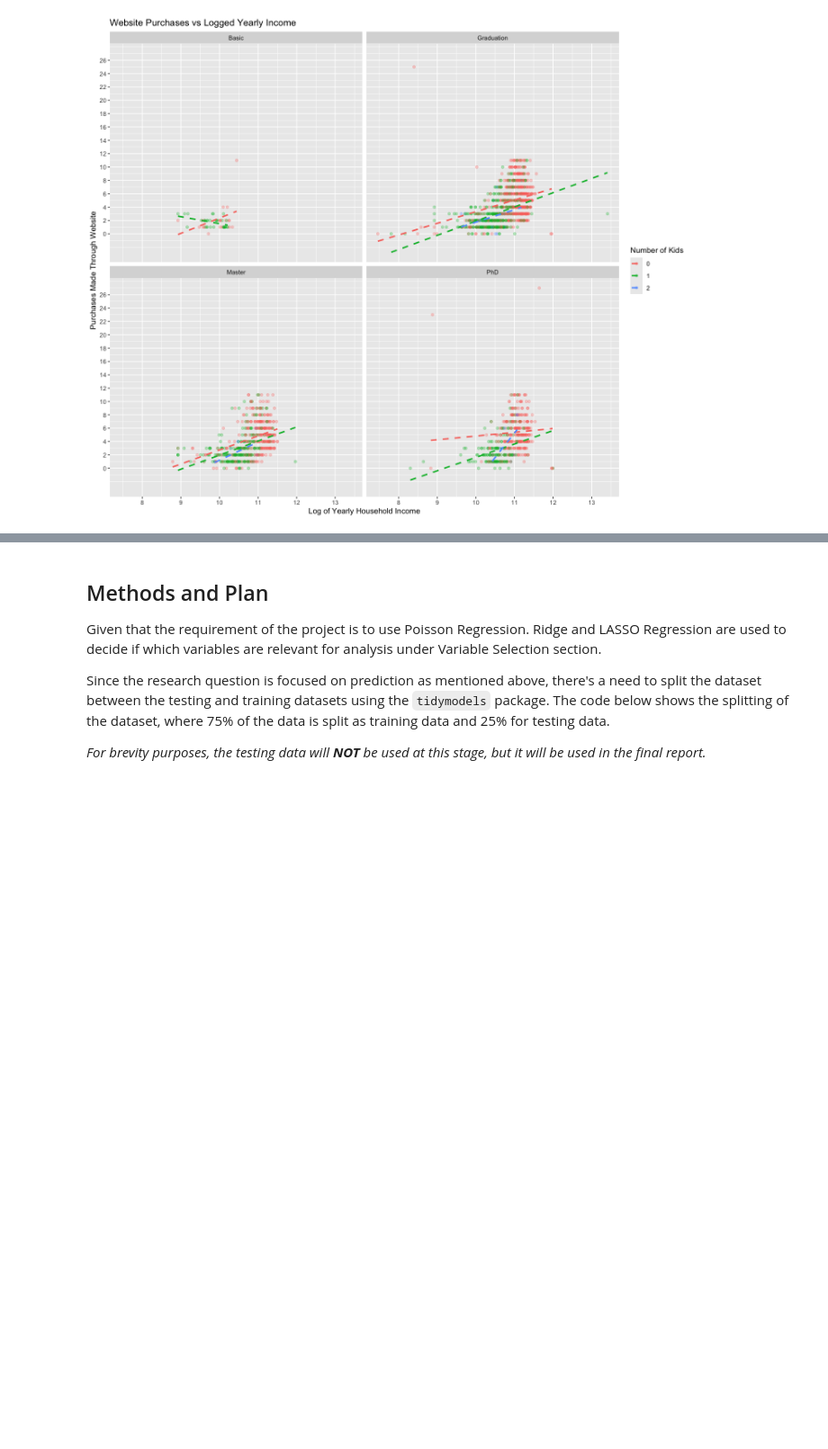
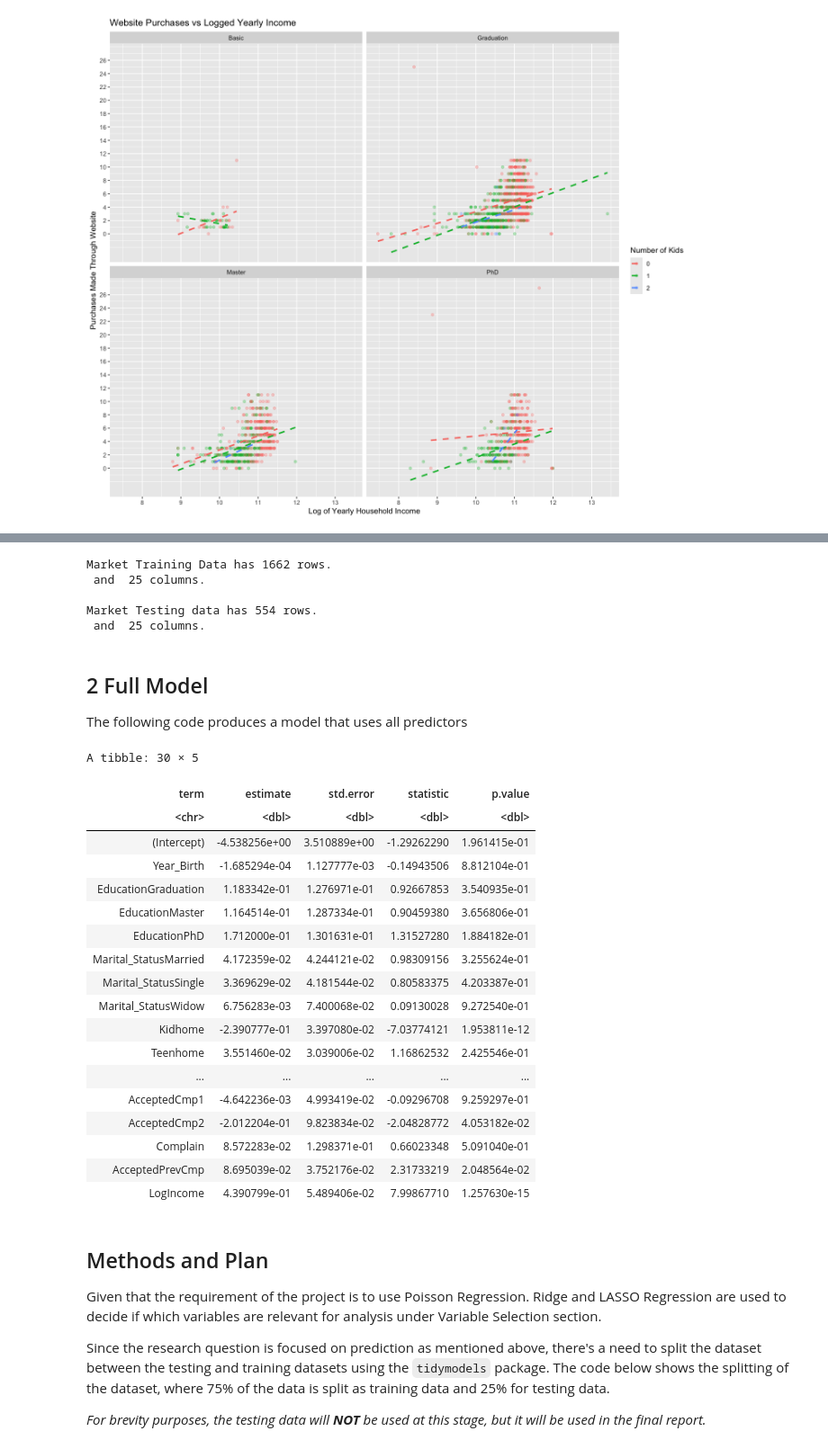
Before and after one commit to DrakenRaptor/STAT301_ProjectGrp26, a Jupyter notebook: STAT301 Grp 26 Project Final.ipynb, the cells around one changed output, grey strips where cells are left out. Shown at 90% size. Drawn from its saved outputs; the diff is of its cells as text; code cells hidden in the pictures; blank space fills up the shorter version.

Commit message:
Resolved @LucassHo issues, still completing the LASSO regression part

```diff
--- a/STAT301 Grp 26 Project Final.ipynb
+++ b/STAT301 Grp 26 Project Final.ipynb
@@ -285,0 +270,7 @@ Caused by warning in `strptime()`:
+# %%
+# Main Developer: Lucas
+# Contributors: Lucas, Eaven (collate)
+
+# Step 6
+market_data <- market_data |> rename(AcceptedPrevCmp = Response)
+colnames(market_data)
@@ -429,2 +386,66 @@ print(p1)
+# %%
+# Main Developer: Lucas
+# Contributors: Lucas, Eaven (collate/addition of sentence to verify rows & columns)
+
+set.seed(123)
+# Split to training and testing
+split_data <- initial_split(market_data, prop = 0.75) # , strata = Income
+
+# Create training and testing datasets
+training_market <- training(split_data)
+testing_market  <- testing(split_data)
+
+# Separate predictors and response for training and testing
+market_X_train <- training_market %>% select(-NumWebPurchases)
+market_Y_train <- training_market$NumWebPurchases
+
+market_X_test <- testing_market %>% select(-NumWebPurchases)
+market_Y_test <- testing_market$NumWebPurchases
+
+
+cat('\nMarket Training Data has', nrow(market_X_train), 'rows.\n', "and "
+    , ncol(market_X_train), 'columns.\n')
+
+cat('\nMarket Testing data has', nrow(market_data_test), 'rows.\n', "and "
+    , ncol(market_X_test), 'columns.\n')
+# %% [output]
+Market Training Data has 1662 rows.
+ and  25 columns.
+
+Market Testing data has 554 rows.
+ and  25 columns.
+# %% [markdown]
+## 2 Full Model
+
+The following code produces a model that uses all predictors
+# %%
+# Combine market_X_train with market_Y_train to use glm
+model_data <- cbind(market_X_train, NumWebPurchases = market_Y_train)
+
+# Create the Full Poisson regression model
+poisson_model <- glm(NumWebPurchases ~ ., data = model_data, family = poisson)
+tidy_poisson <- poisson_model %>%     # Tidy Result Data to View Model P-Values
+tidy()
+tidy_poisson
+# %% [output]
+A tibble: 30 × 5
+| term | estimate | std.error | statistic | p.value |
+| <chr> | <dbl> | <dbl> | <dbl> | <dbl> |
+| (Intercept) | -4.538256e+00 | 3.510889e+00 | -1.29262290 | 1.961415e-01 |
+| Year_Birth | -1.685294e-04 | 1.127777e-03 | -0.14943506 | 8.812104e-01 |
+| EducationGraduation | 1.183342e-01 | 1.276971e-01 | 0.92667853 | 3.540935e-01 |
+| EducationMaster | 1.164514e-01 | 1.287334e-01 | 0.90459380 | 3.656806e-01 |
+| EducationPhD | 1.712000e-01 | 1.301631e-01 | 1.31527280 | 1.884182e-01 |
+| Marital_StatusMarried | 4.172359e-02 | 4.244121e-02 | 0.98309156 | 3.255624e-01 |
+| Marital_StatusSingle | 3.369629e-02 | 4.181544e-02 | 0.80583375 | 4.203387e-01 |
+| Marital_StatusWidow | 6.756283e-03 | 7.400068e-02 | 0.09130028 | 9.272540e-01 |
+| Kidhome | -2.390777e-01 | 3.397080e-02 | -7.03774121 | 1.953811e-12 |
+| Teenhome | 3.551460e-02 | 3.039006e-02 | 1.16862532 | 2.425546e-01 |
+| ... | ... | ... | ... | ... |
+| AcceptedCmp1 | -4.642236e-03 | 4.993419e-02 | -0.09296708 | 9.259297e-01 |
+| AcceptedCmp2 | -2.012204e-01 | 9.823834e-02 | -2.04828772 | 4.053182e-02 |
+| Complain | 8.572283e-02 | 1.298371e-01 | 0.66023348 | 5.091040e-01 |
+| AcceptedPrevCmp | 8.695039e-02 | 3.752176e-02 | 2.31733219 | 2.048564e-02 |
+| LogIncome | 4.390799e-01 | 5.489406e-02 | 7.99867710 | 1.257630e-15 |
 # %% [markdown]
 ## Methods and Plan
```
Also changed, not shown: parts of 20 cells of this notebook.
